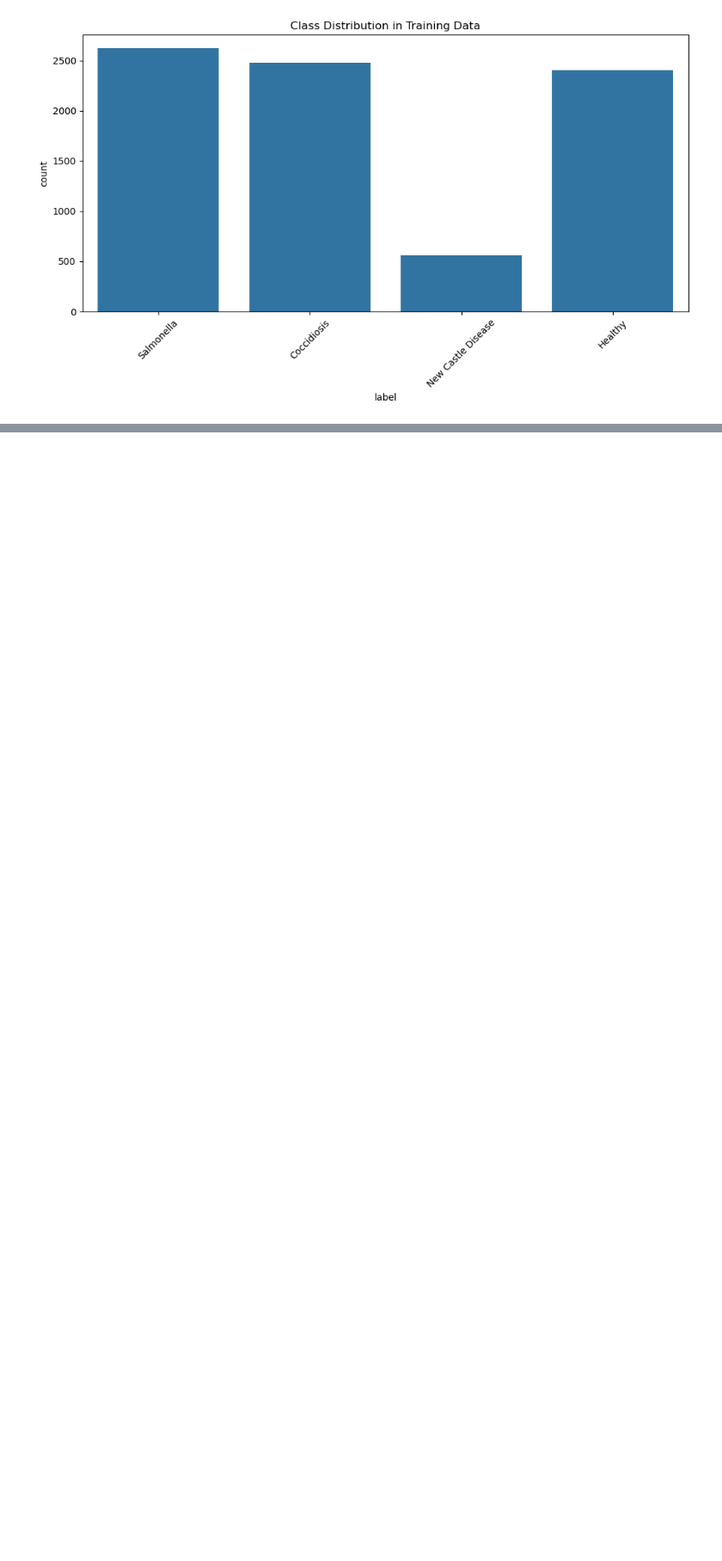
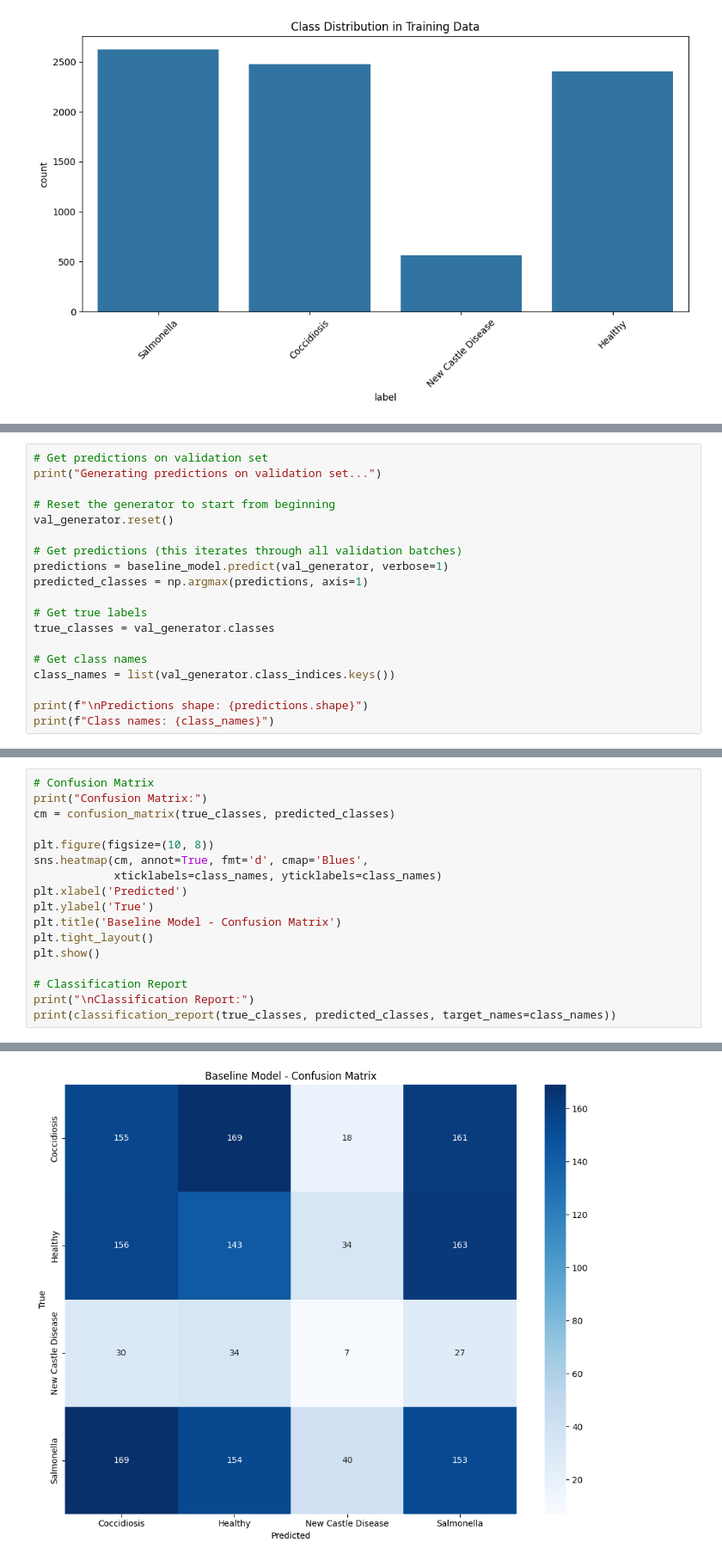
Before and after one commit to rizikilatifa/Chicken_Disease_Image_Classification, a Jupyter notebook: chicken disease.ipynb, the cells around one changed output, grey strips where cells are left out. Shown at 86% size. Cells and saved outputs as stored; diff of their text form; blank space fills up the shorter version.

```diff
--- a/chicken disease.ipynb
+++ b/chicken disease.ipynb
@@ -401,0 +727,19 @@ ModuleNotFoundError: No module named 'cv2'
+# %%
+# Get predictions on validation set
+print("Generating predictions on validation set...")
+
+# Reset the generator to start from beginning
+val_generator.reset()
+
+# Get predictions (this iterates through all validation batches)
+predictions = baseline_model.predict(val_generator, verbose=1)
+predicted_classes = np.argmax(predictions, axis=1)
+
+# Get true labels
+true_classes = val_generator.classes
+
+# Get class names
+class_names = list(val_generator.class_indices.keys())
+
+print(f"\nPredictions shape: {predictions.shape}")
+print(f"Class names: {class_names}")
@@ -401,0 +752,18 @@ ModuleNotFoundError: No module named 'cv2'
+# %%
+# Confusion Matrix
+print("Confusion Matrix:")
+cm = confusion_matrix(true_classes, predicted_classes)
+
+plt.figure(figsize=(10, 8))
+sns.heatmap(cm, annot=True, fmt='d', cmap='Blues',
+            xticklabels=class_names, yticklabels=class_names)
+plt.xlabel('Predicted')
+plt.ylabel('True')
+plt.title('Baseline Model - Confusion Matrix')
+plt.tight_layout()
+plt.show()
+
+# Classification Report
+print("\nClassification Report:")
+print(classification_report(true_classes, predicted_classes, target_names=class_names))
+# %% [output]
@@ -401,0 +771 @@ ModuleNotFoundError: No module named 'cv2'
+[figure, added]
```
Also changed, not shown: parts of 43 cells of this notebook, 1 other file.
